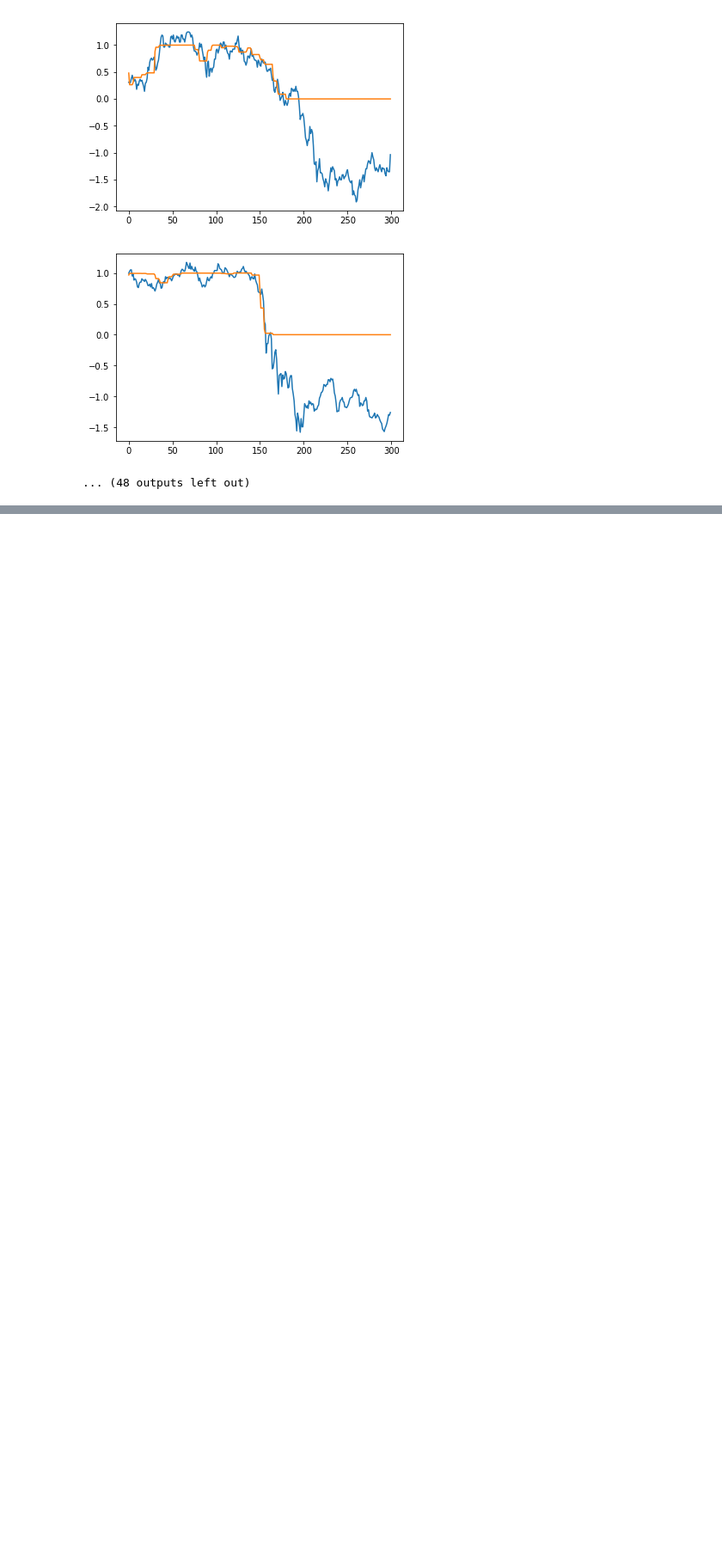
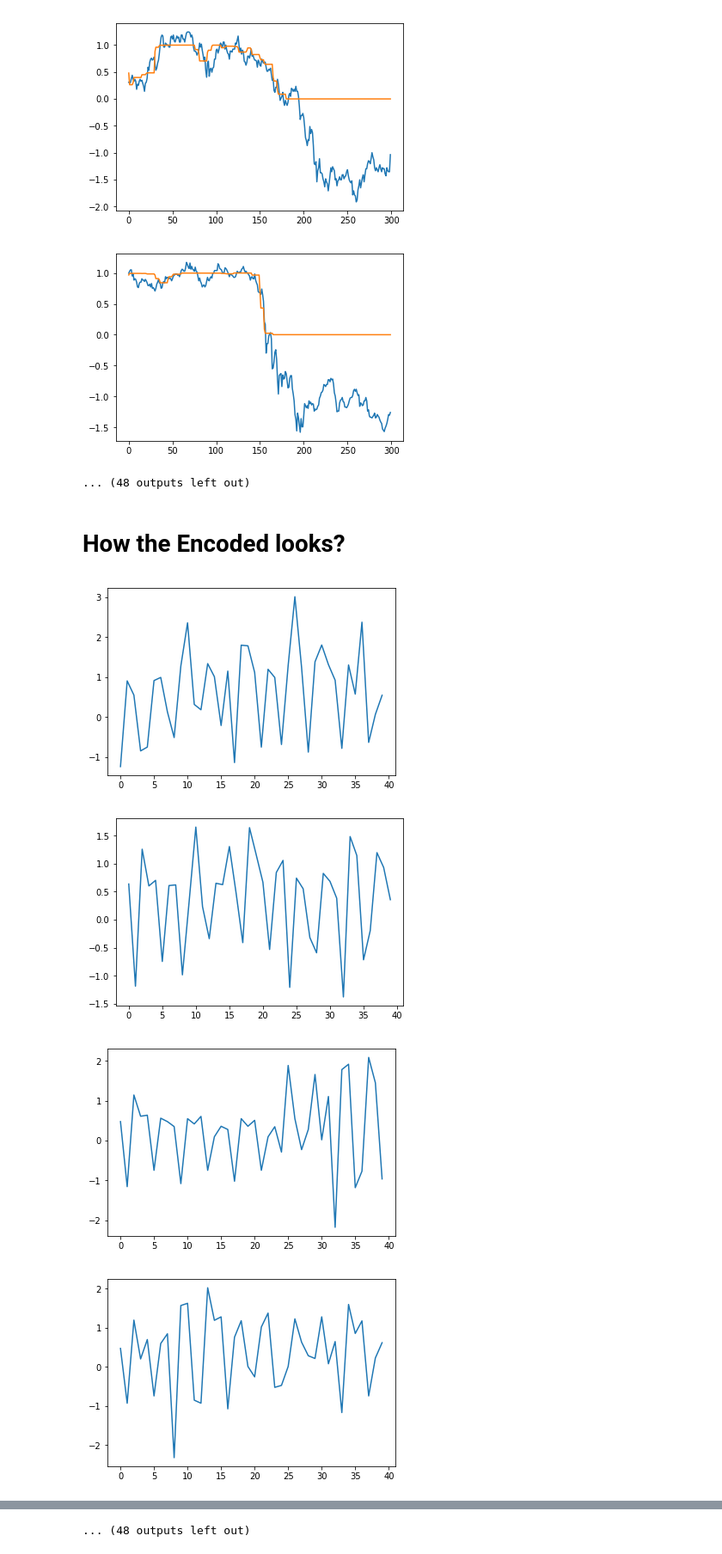
Before and after one commit to seanahmad/Autoencoder, a Jupyter notebook: ConvAuto/Conv1DAuto_V4.ipynb, the cells around one changed output, grey strips where cells are left out. Shown at 86% size. Saved outputs shown, nothing was run; the diff lists cells and outputs as text; code cells hidden in the pictures; blank space fills up the shorter version.

```diff
--- a/ConvAuto/Conv1DAuto_V4.ipynb
+++ b/ConvAuto/Conv1DAuto_V4.ipynb
@@ -109,20 +115,21 @@ encoded = MaxPooling1D(2, padding='valid')(X)
 # %%
-# decoder with Conv1D and UpSampling1D
-X = Conv1D(filters=8, kernel_size=2, strides=1, padding='causal', activation='relu')(encoded)
-X = BatchNormalization()(X)
-X = UpSampling1D(2)(X)
+Conv1DAuto = Sequential([
+    encoder,
 
-X = Conv1D(filters=8, kernel_size=2, strides=1, padding='causal', activation='relu')(X)
-X = BatchNormalization()(X)
-X = UpSampling1D(2)(X)
+    Conv1D(filters=8, kernel_size=2, strides=1, padding='causal', activation='relu'),
+    BatchNormalization(),
+    UpSampling1D(2),
 
-X = Conv1D(filters=6, kernel_size=2, strides=1, padding='causal', activation='relu')(X)
-X = BatchNormalization()(X)
-X = UpSampling1D(3)(X)
+    Conv1D(filters=8, kernel_size=2, strides=1, padding='causal', activation='relu'),
+    BatchNormalization(),
+    UpSampling1D(2),
 
-X = Conv1D(filters=6, kernel_size=2, strides=1, padding='causal', activation='relu')(X)
-X = BatchNormalization()(X)
-X = UpSampling1D(5)(X)
-decoded = Conv1D(filters=1, kernel_size=2, strides=1, padding='causal', activation='sigmoid')(X)
+    Conv1D(filters=6, kernel_size=2, strides=1, padding='causal', activation='relu'),
+    BatchNormalization(),
+    UpSampling1D(3),
+
+    Conv1D(filters=6, kernel_size=2, strides=1, padding='causal', activation='relu'),
+    BatchNormalization(),
+    UpSampling1D(5),
+    Conv1D(filters=1, kernel_size=2, strides=1, padding='causal', activation='sigmoid'),
+])
-# %%
-Conv1DAuto = Model(inputs=[input_seq], outputs=[decoded])
@@ -189,3 +197,17 @@ for i in range(len(X_pred)):
 [figure]
 [figure]
 ... (48 outputs left out)
+# %% [markdown]
+# How the Encoded looks?
+# %%
+X_test_encoded = encoder.predict(X_test)
+# %%
+for i in range(len(X_test)):
+    if i % 15 == 0:
+        plt.figure(figsize=(6,4))
+        plt.plot(X_test_encoded[i].ravel())
+# %% [output]
+[figure, added]
+[figure, added]
+[figure, added]
+[figure, added]
@@ -191,0 +222 @@ for i in range(len(X_pred)):
+... (48 outputs left out)
```
Also changed, not shown: parts of 17 cells of this notebook, 1 other file.
